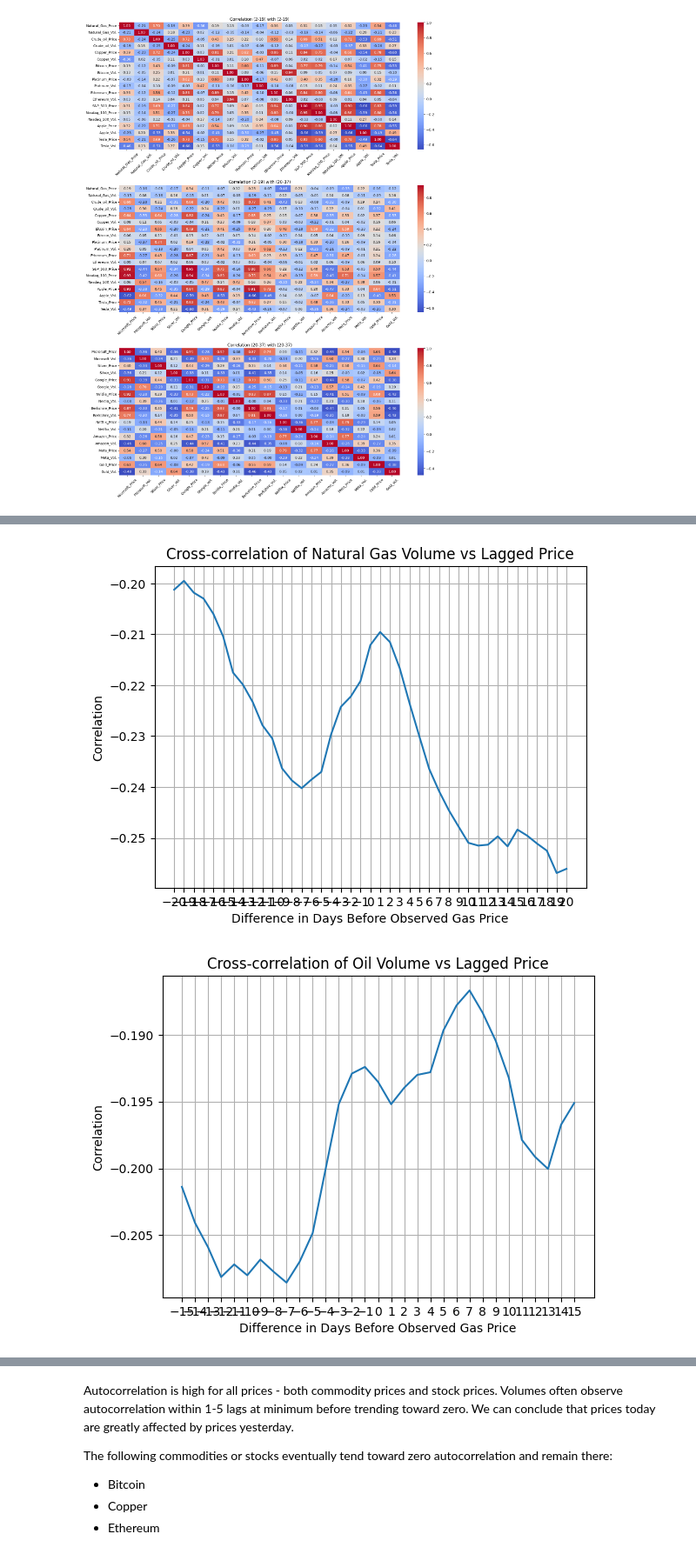
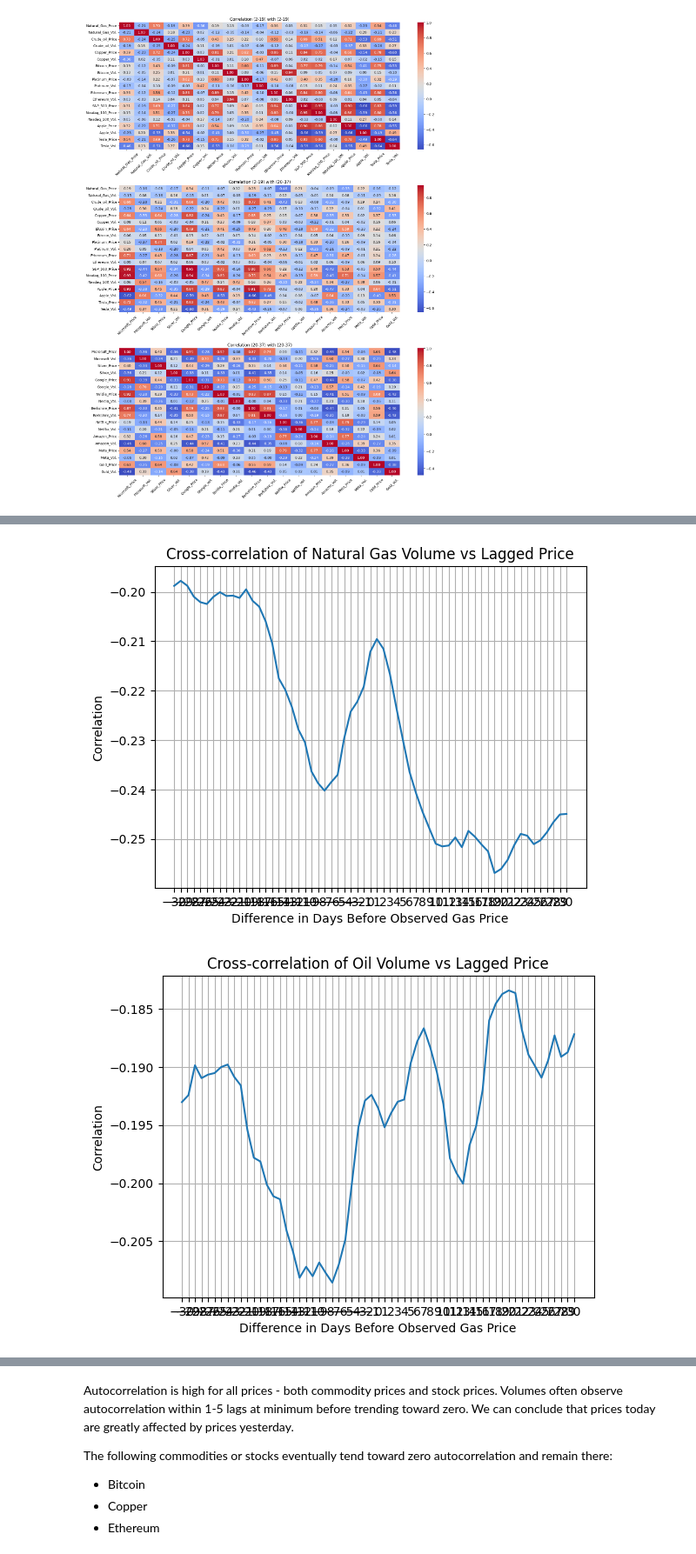
Before and after one commit to alexrpugh/US-Market-Research, a Jupyter notebook: US-Economy-Code.ipynb, the cells around one changed output, grey strips where cells are left out. Shown at 87% size. Saved outputs shown, nothing was run; the diff lists cells and outputs as text; code cells hidden in the pictures.

```diff
--- a/US-Economy-Code.ipynb
+++ b/US-Economy-Code.ipynb
@@ -205,7 +248,7 @@ commodity_volume = df[['Natural_Gas_Vol.', 'Crude_oil_Vol.', 'Copper_Vol.', 'Bit
 # %%
 from statsmodels.tsa.stattools import ccf
 
-lags = range(-20, 21)
+lags = range(-30, 31)
 cross_corr = [df['Natural_Gas_Vol.'].shift(lag).corr(df['Natural_Gas_Price'])
               for lag in lags]
 plt.plot(lags, cross_corr)
@@ -216,20 +259,20 @@ plt.xticks(lags)
 plt.grid()
 plt.show()
 # %% [output]
-[figure, old version]
+[figure, new version]
 # %%
-lags = range(-15, 16)
+lags = range(-30, 31)
 cross_corr = [df['Crude_oil_Vol.'].shift(lag).corr(df['Natural_Gas_Price'])
               for lag in lags]
 plt.plot(lags, cross_corr)
 plt.title('Cross-correlation of Oil Volume vs Lagged Price')
 plt.xlabel('Difference in Days Before Observed Gas Price')
 plt.ylabel('Correlation')
 plt.xticks(lags)
 plt.grid()
 plt.show()
 # %% [output]
-[figure, old version]
+[figure, new version]
 # %%
 from statsmodels.graphics.tsaplots import plot_acf
 
```
Also changed, not shown: parts of 10 cells of this notebook, 3 other files.
